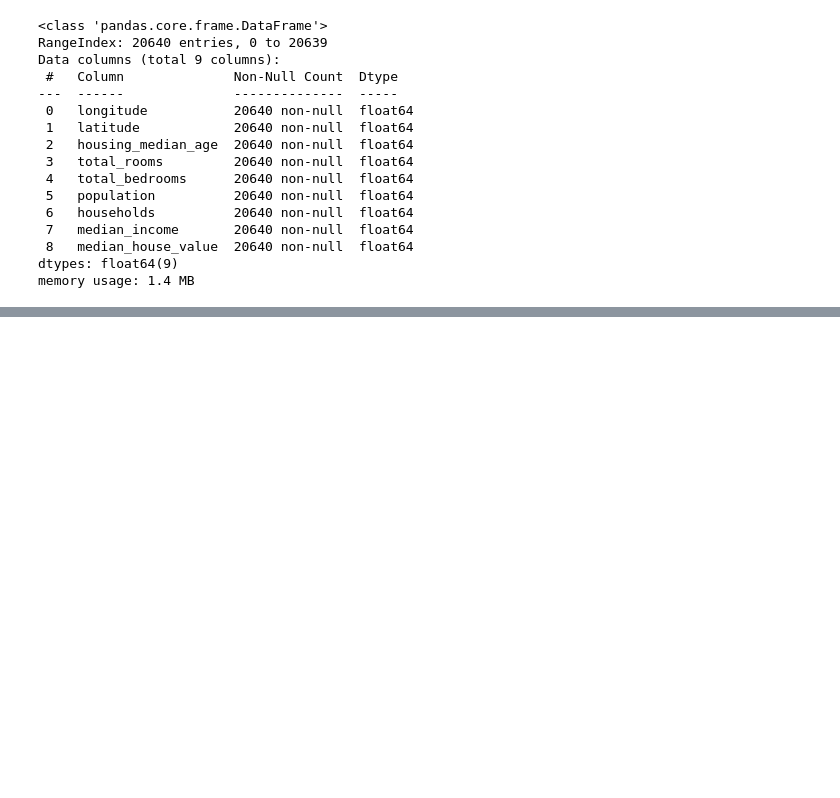
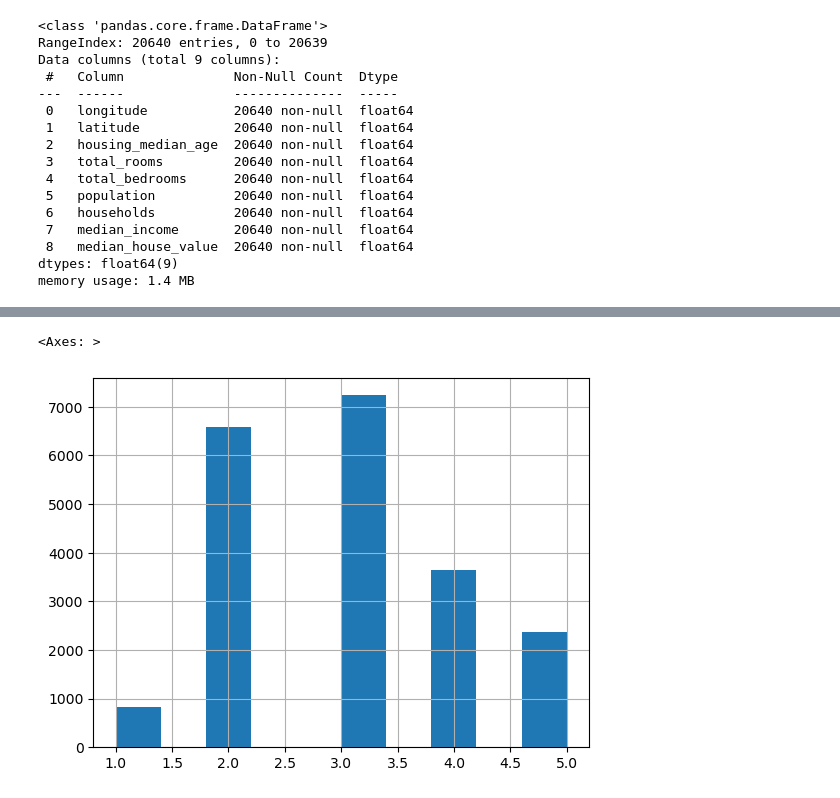
Before and after one commit to Shaht448/chapter-1-ML, a Jupyter notebook: housing_price-checkpoint.ipynb, the cells around one changed output, grey strips where cells are left out. Drawn from its saved outputs; the diff is of its cells as text; code cells hidden in the pictures; blank space fills up the shorter version.

```diff
--- a/housing_price-checkpoint.ipynb
+++ b/housing_price-checkpoint.ipynb
@@ -253,2 +282,7 @@ train_set, test_set = train_test_split(data, test_size=0.2, random_state=42)
 # %%
 #data["median_income"].value_counts().plot(kind="bar", figsize=(8, 6))
+# %%
+#try out various attribute combinations
+data["rooms_per_households"] = data["total_rooms"] / data["households"]
+data["population_per_households"] = data["population"] / data["households"]
+data
@@ -254,0 +314,9 @@ train_set, test_set = train_test_split(data, test_size=0.2, random_state=42)
+# %%
+data["income_cat"] = pd.cut(data["median_income"],
+ bins=[0., 1.5, 3.0, 4.5, 6., np.inf],
+ labels=[1, 2, 3, 4, 5])
+
+data["income_cat"].hist()
+# %% [output]
+<Axes: >
+[figure, added]
```
Also changed, not shown: parts of 62 cells of this notebook.
